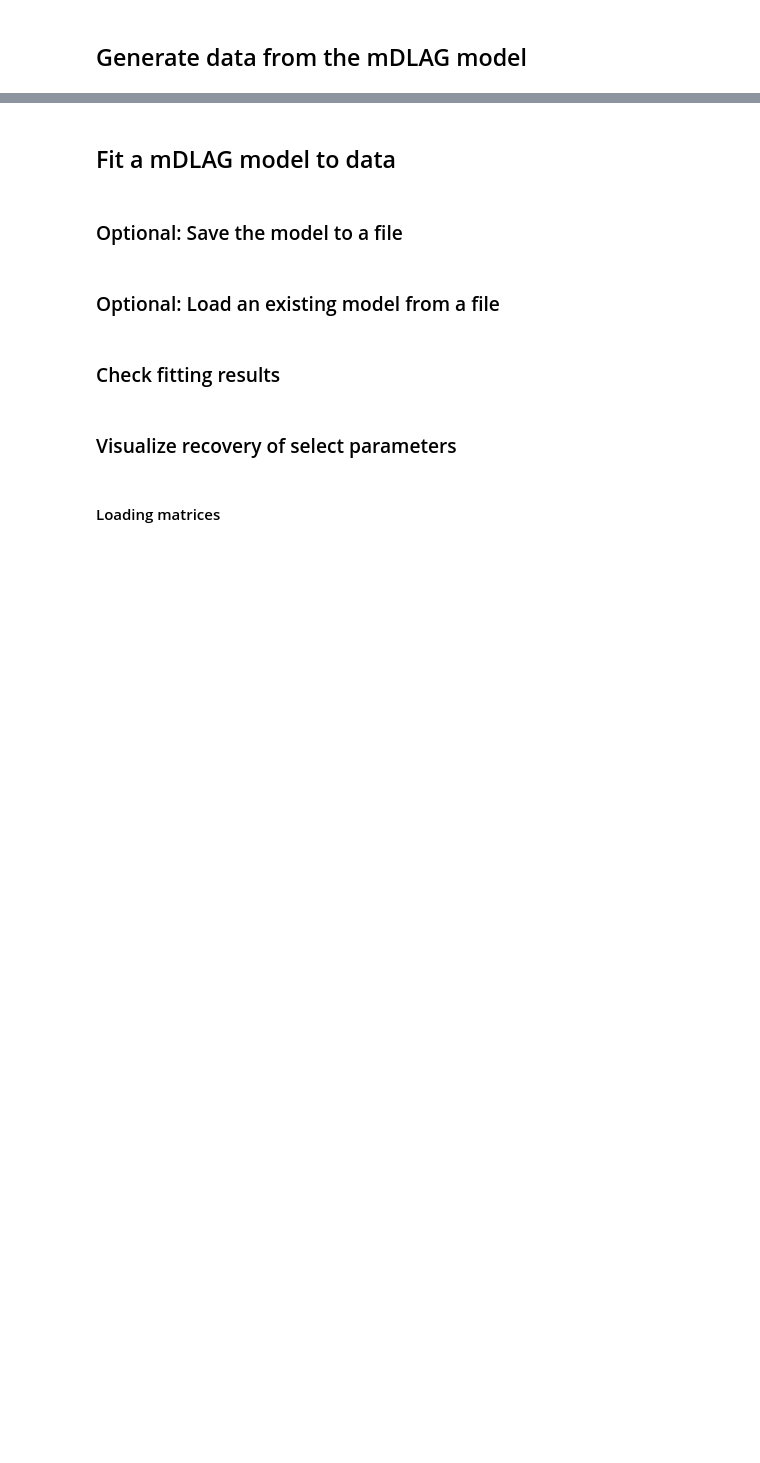
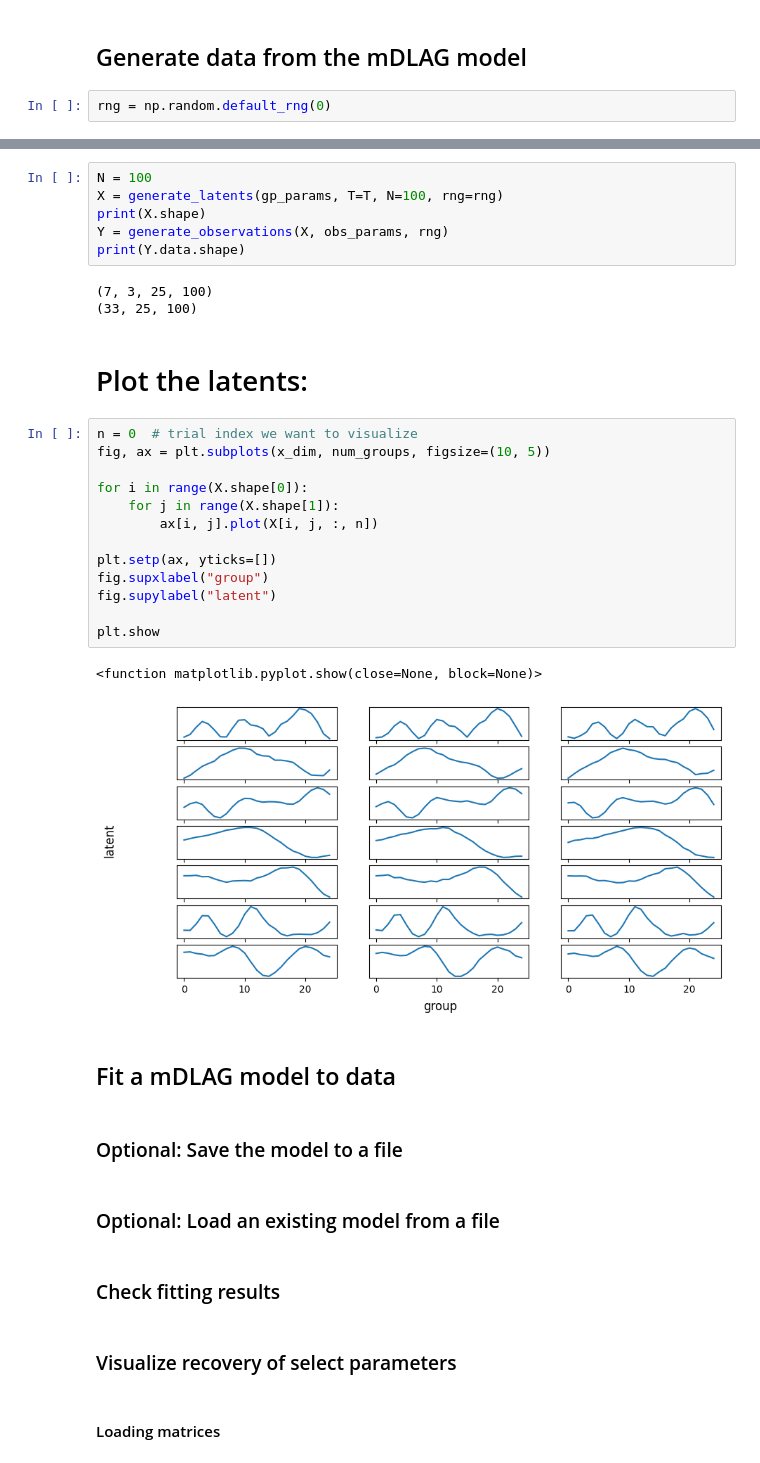
Before and after one commit to egokcen/latents, a Jupyter notebook: notebooks/demo_mdlag.ipynb, the cells around one changed output, grey strips where cells are left out. Cells and saved outputs as stored; diff of their text form; blank space fills up the shorter version.

```diff
--- a/notebooks/demo_mdlag.ipynb
+++ b/notebooks/demo_mdlag.ipynb
@@ -3,2 +20,4 @@
 # %% [markdown]
 ## Generate data from the mDLAG model
+# %%
+rng = np.random.default_rng(0)
@@ -5,3 +93,30 @@
+# %%
+N = 100
+X = generate_latents(gp_params, T=T, N=100, rng=rng)
+print(X.shape)
+Y = generate_observations(X, obs_params, rng)
+print(Y.data.shape)
+# %% [output]
+(7, 3, 25, 100)
+(33, 25, 100)
+# %% [markdown]
+# Plot the latents:
+# %%
+n = 0  # trial index we want to visualize
+fig, ax = plt.subplots(x_dim, num_groups, figsize=(10, 5))
+
+for i in range(X.shape[0]):
+    for j in range(X.shape[1]):
+        ax[i, j].plot(X[i, j, :, n])
+
+plt.setp(ax, yticks=[])
+fig.supxlabel("group")
+fig.supylabel("latent")
+
+plt.show
+# %% [output]
+<function matplotlib.pyplot.show(close=None, block=None)>
+[figure, added]
 # %% [markdown]
 ## Fit a mDLAG model to data
 # %% [markdown]
```
Also changed, not shown: parts of 10 cells of this notebook.
